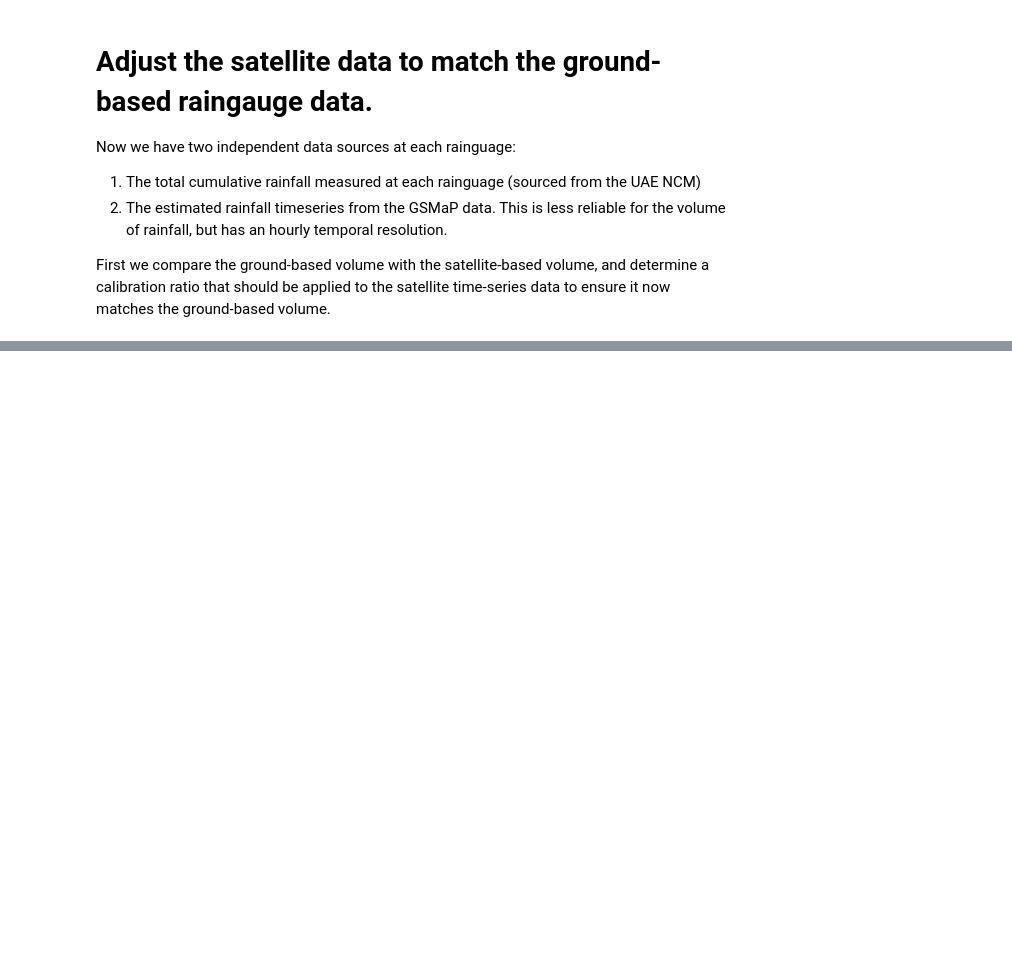
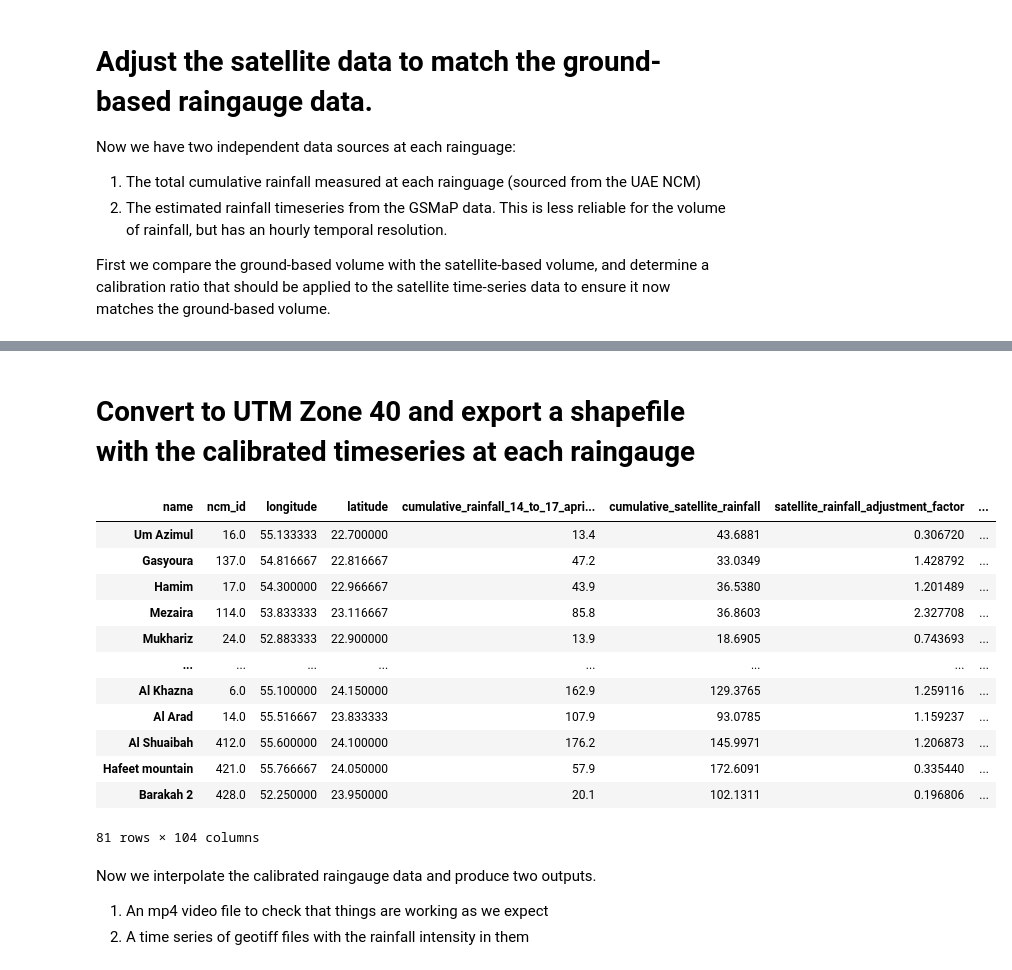
Before and after one commit to Hydrata/desert_hydrology, a Jupyter notebook: uae_hydrology.ipynb, the cells around one changed output, grey strips where cells are left out. Drawn from its saved outputs; the diff is of its cells as text; code cells hidden in the pictures; blank space fills up the shorter version.

```diff
--- a/uae_hydrology.ipynb
+++ b/uae_hydrology.ipynb
@@ -73,0 +144,29 @@ print('...work in progress...')
+# %% [markdown]
+# Convert to UTM Zone 40 and export a shapefile with the calibrated timeseries at each raingauge
+# %%
+metadata_gdf = gpd.GeoDataFrame(metadata_df, geometry=gpd.points_from_xy(metadata_df['longitude'], metadata_df['latitude']), crs='EPSG:4326')
+metadata_gdf = metadata_gdf.to_crs('EPSG:32640')
+ground_dft = ground_df.T
+ground_dft.columns = ground_dft.columns.map(str)
+metadata_gdf = pd.concat([metadata_gdf, ground_dft], axis=1)
+metadata_gdf.to_file("ncm_stations.json", driver='GeoJSON')
+ground_dft
+metadata_gdf
+# %% [output]
+| name | ncm_id | longitude | latitude | cumulative_rainfall_14_to_17_apri... | cumulative_satellite_rainfall | satellite_rainfall_adjustment_factor | ... |
+| Um Azimul | 16.0 | 55.133333 | 22.700000 | 13.4 | 43.6881 | 0.306720 | ... |
+| Gasyoura | 137.0 | 54.816667 | 22.816667 | 47.2 | 33.0349 | 1.428792 | ... |
+| Hamim | 17.0 | 54.300000 | 22.966667 | 43.9 | 36.5380 | 1.201489 | ... |
+| Mezaira | 114.0 | 53.833333 | 23.116667 | 85.8 | 36.8603 | 2.327708 | ... |
+| Mukhariz | 24.0 | 52.883333 | 22.900000 | 13.9 | 18.6905 | 0.743693 | ... |
+| ... | ... | ... | ... | ... | ... | ... | ... |
+| Al Khazna | 6.0 | 55.100000 | 24.150000 | 162.9 | 129.3765 | 1.259116 | ... |
+| Al Arad | 14.0 | 55.516667 | 23.833333 | 107.9 | 93.0785 | 1.159237 | ... |
+| Al Shuaibah | 412.0 | 55.600000 | 24.100000 | 176.2 | 145.9971 | 1.206873 | ... |
+| Hafeet mountain | 421.0 | 55.766667 | 24.050000 | 57.9 | 172.6091 | 0.335440 | ... |
+| Barakah 2 | 428.0 | 52.250000 | 23.950000 | 20.1 | 102.1311 | 0.196806 | ... |
+81 rows × 104 columns
+# %% [markdown]
+Now we interpolate the calibrated raingauge data and produce two outputs.
+1. An mp4 video file to check that things are working as we expect
+2. A time series of geotiff files with the rainfall intensity in them
```
Also changed, not shown: parts of 9 cells of this notebook, 14 other files.
